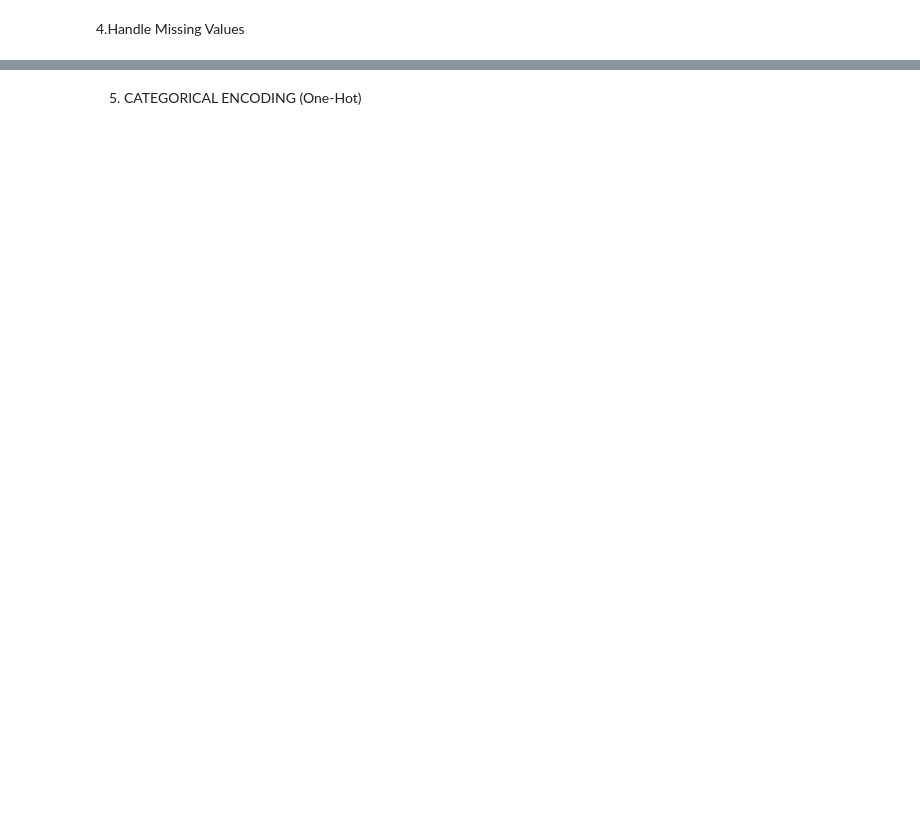
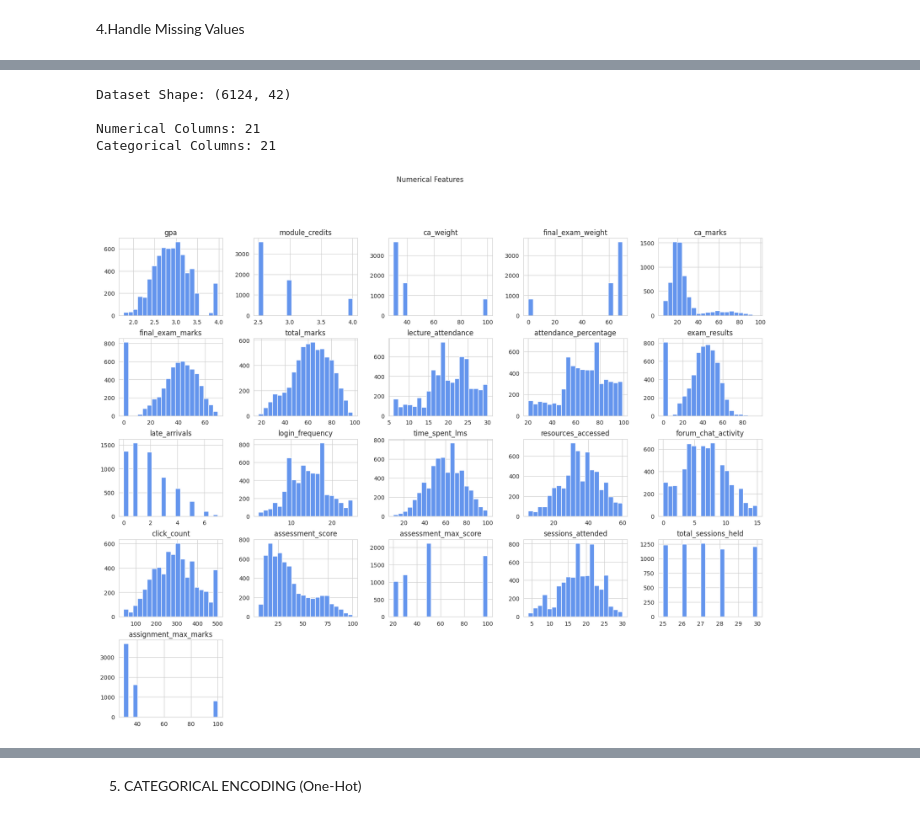
Before and after one commit to KSaubhagya/Prediction-Module, a Jupyter notebook: Risk_Prediction.ipynb, the cells around one changed output, grey strips where cells are left out. Saved outputs shown, nothing was run; the diff lists cells and outputs as text; code cells hidden in the pictures; blank space fills up the shorter version.

```diff
--- a/Risk_Prediction.ipynb
+++ b/Risk_Prediction.ipynb
@@ -77,3 +79,31 @@ df[numerical_cols] = num_imputer.fit_transform(df[numerical_cols])
 # Impute categorical missing values with most frequent
 cat_imputer = SimpleImputer(strategy='most_frequent')
 df[categorical_cols] = cat_imputer.fit_transform(df[categorical_cols])
+# %%
+def run_eda(df):
+    import matplotlib.pyplot as plt
+    import seaborn as sns
+
+    num_cols = df.select_dtypes(include=['int64', 'float64']).columns
+    cat_cols = df.select_dtypes(include=['object']).columns
+
+    print("Dataset Shape:", df.shape)
+    print("\nNumerical Columns:", len(num_cols))
+    print("Categorical Columns:", len(cat_cols))
+
+    # Numerical distributions
+    df[num_cols].hist(
+        bins=20,
+        figsize=(20,15),
+        color='cornflowerblue'
+    )
+    plt.suptitle("Numerical Features")
+    plt.show()
+
+run_eda(df)
+# %% [output]
+Dataset Shape: (6124, 42)
+
+Numerical Columns: 21
+Categorical Columns: 21
+[figure, added]
```
Also changed, not shown: parts of 8 cells of this notebook.
